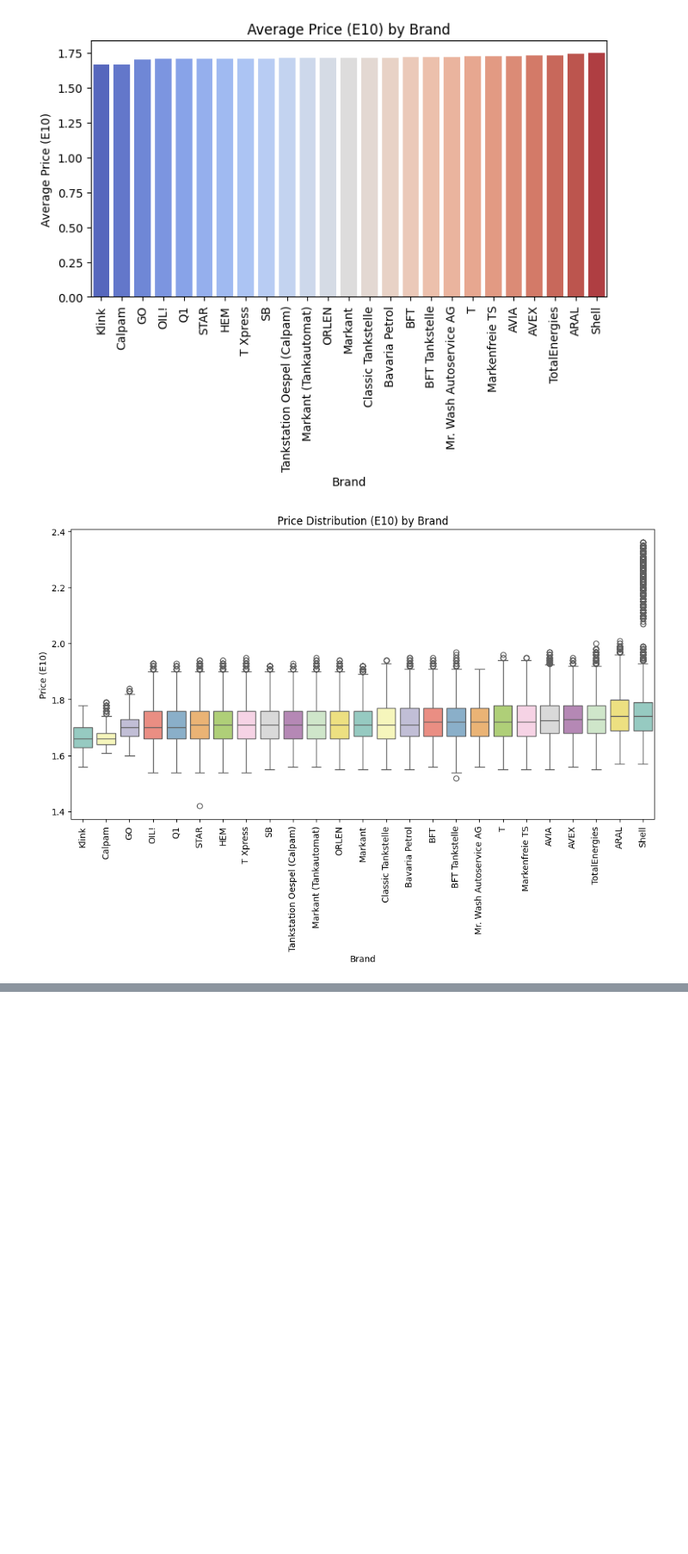
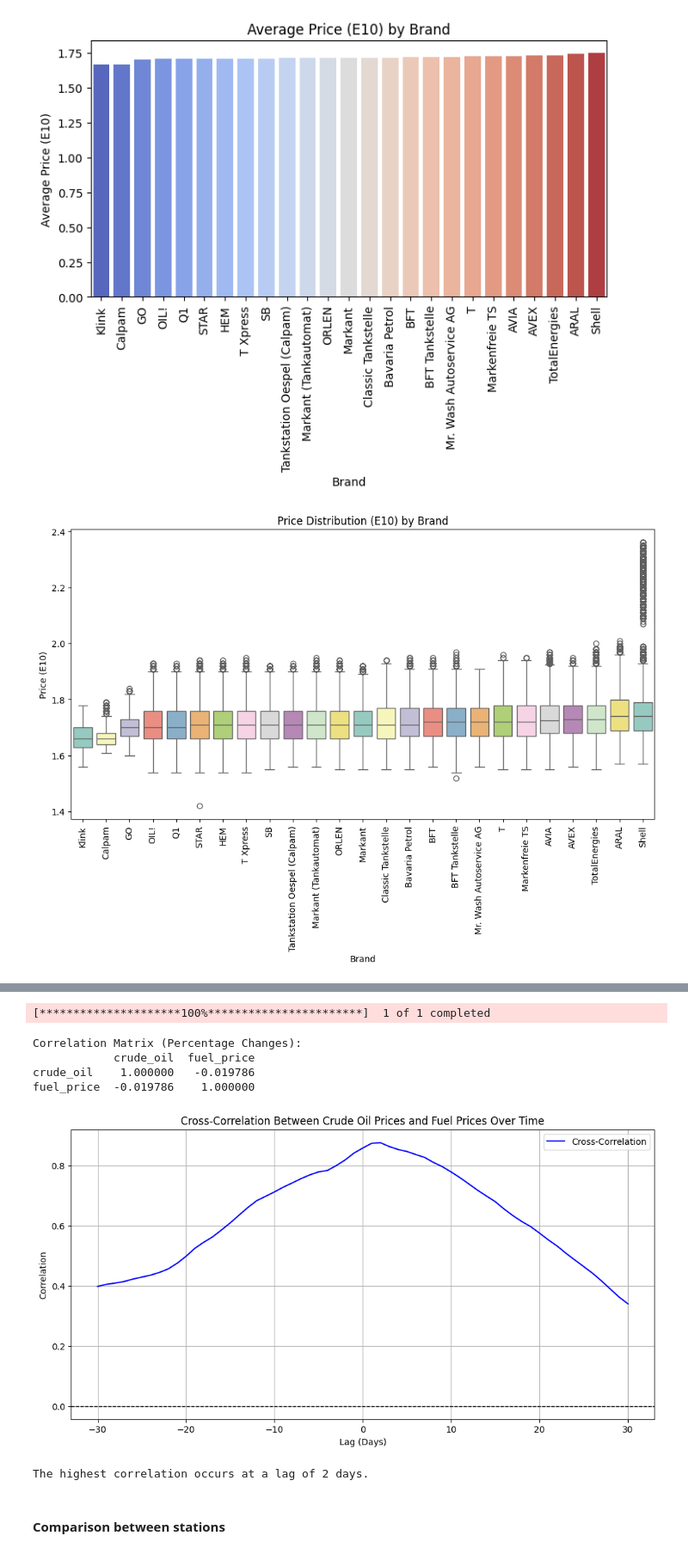
Before and after one commit to pep1ta/Assignment-3-IPDA, a Jupyter notebook: Assignment3.ipynb, the cells around one changed output, grey strips where cells are left out. Shown at 86% size. Drawn from its saved outputs; the diff is of its cells as text; code cells hidden in the pictures; blank space fills up the shorter version.

```diff
--- a/Assignment3.ipynb
+++ b/Assignment3.ipynb
@@ -321,0 +433,79 @@ Shell                        1.747838  0.096777
+# %%
+stocks = ["CL=F"]
+start_date = "2023-11-01"
+end_date = "2024-10-31"
+
+crude_oil_data = yf.download(stocks, start=start_date, end=end_date)
+
+# Assuming final_df contains daily average fuel prices (e10)
+final_df_copy = final_df
+final_df_copy['date'] = pd.to_datetime(final_df['date'])
+final_df_copy = final_df_copy.set_index('date')
+
+# Calculating daily mean fuel prices (e10)
+daily_mean_prices = final_df_copy['e10'].resample('D').mean()
+
+scaler = MinMaxScaler()
+
+crude_oil_data['Close_normalized'] = scaler.fit_transform(crude_oil_data[['Close']])
+daily_mean_prices_normalized = scaler.fit_transform(daily_mean_prices.values.reshape(-1, 1))
+
+crude_oil_data.index = crude_oil_data.index.tz_convert('US/Eastern')  # Ensure it's in US Eastern first
+crude_oil_data.index = crude_oil_data.index.tz_convert('UTC')  # Convert to UTC
+daily_mean_prices.index = pd.to_datetime(daily_mean_prices.index).tz_localize('UTC')
+
+daily_mean_prices = daily_mean_prices.squeeze()
+crude_oil_prices = crude_oil_data['Close'].squeeze()
+
+analysis_data = pd.DataFrame({
+    'crude_oil': crude_oil_prices,
+    'fuel_price': daily_mean_prices
+}).dropna()
+
+# Calculate percentage changes
+analysis_data_pct = analysis_data.pct_change().dropna()
+correlation = analysis_data_pct.corr()
+
+print("Correlation Matrix (Percentage Changes):")
+print(correlation)
+
+# Function to calculate cross-correlation (lag correlation) between two time series
+def cross_correlation(series1, series2, max_lag=30):
+    """
+    Calculates the cross-correlation for different lags between two time series.
+    """
+    correlations = []
+    for lag in range(-max_lag, max_lag + 1):  # Lags from -max_lag to +max_lag
+        shifted_series = series1.shift(lag)
+        correlation = shifted_series.corr(series2)
+        correlations.append(correlation)
+    return correlations
+
+#Calculating cross-correlation for various lags
+max_lag = 30
+correlations = cross_correlation(crude_oil_prices, daily_mean_prices, max_lag)
+lags = np.arange(-max_lag, max_lag + 1)
+
+plt.figure(figsize=(12, 6))
+plt.plot(lags, correlations, label="Cross-Correlation", color='blue')
+plt.axhline(0, color='black', linewidth=1, linestyle='--')
+plt.title("Cross-Correlation Between Crude Oil Prices and Fuel Prices Over Time")
+plt.xlabel("Lag (Days)")
+plt.ylabel("Correlation")
+plt.grid(True)
+plt.legend()
+plt.show()
+
+#Determining the lag with the highest correlation
+max_correlation_lag = lags[np.argmax(correlations)]
+print(f"The highest correlation occurs at a lag of {max_correlation_lag} days.")
+# %% [output]
+[*********************100%***********************]  1 of 1 completed
+Correlation Matrix (Percentage Changes):
+            crude_oil  fuel_price
+crude_oil    1.000000   -0.019786
+fuel_price  -0.019786    1.000000
+[figure, added]
+The highest correlation occurs at a lag of 2 days.
+# %% [markdown]
+#### Comparison between stations
```
Also changed, not shown: parts of 9 cells of this notebook.
